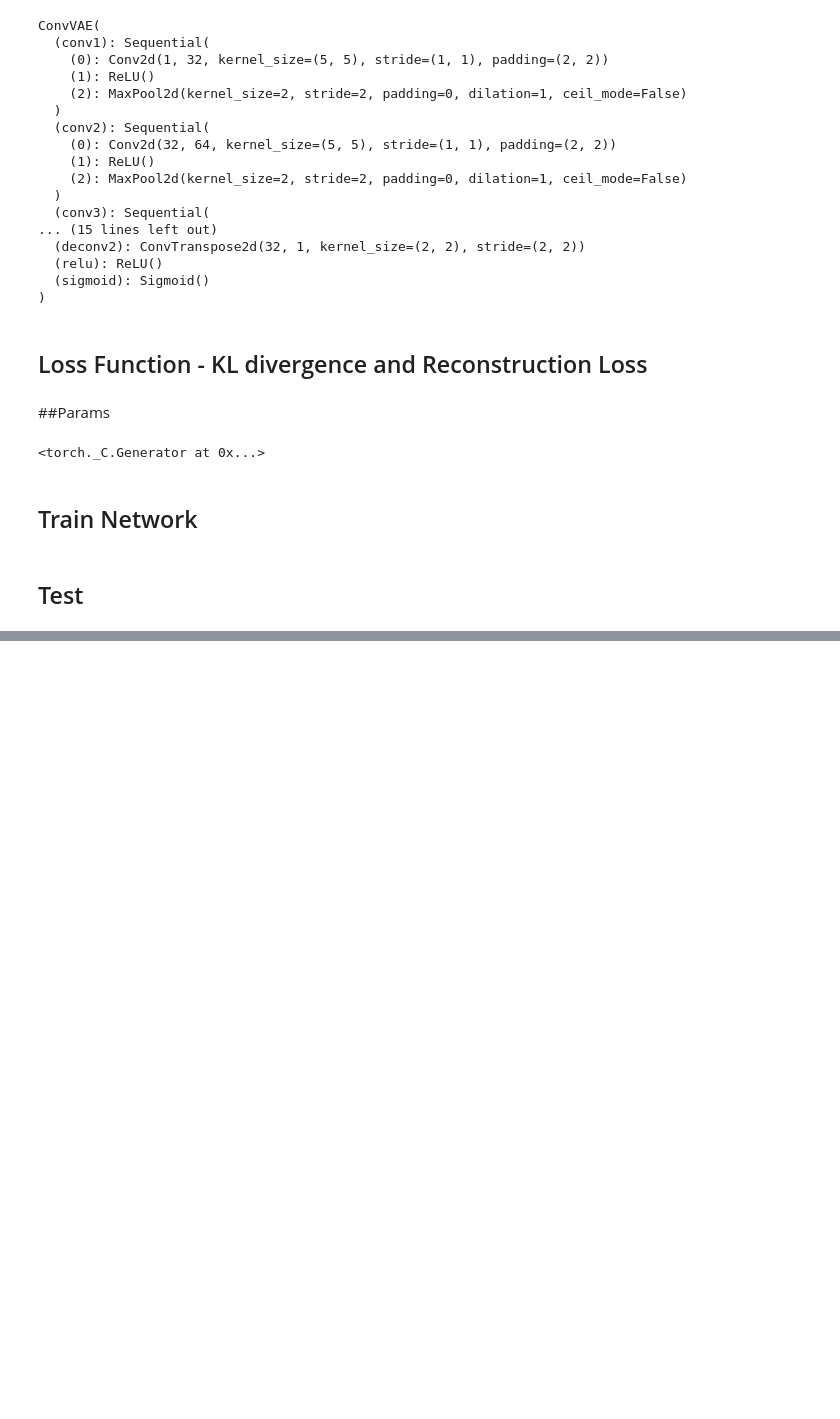
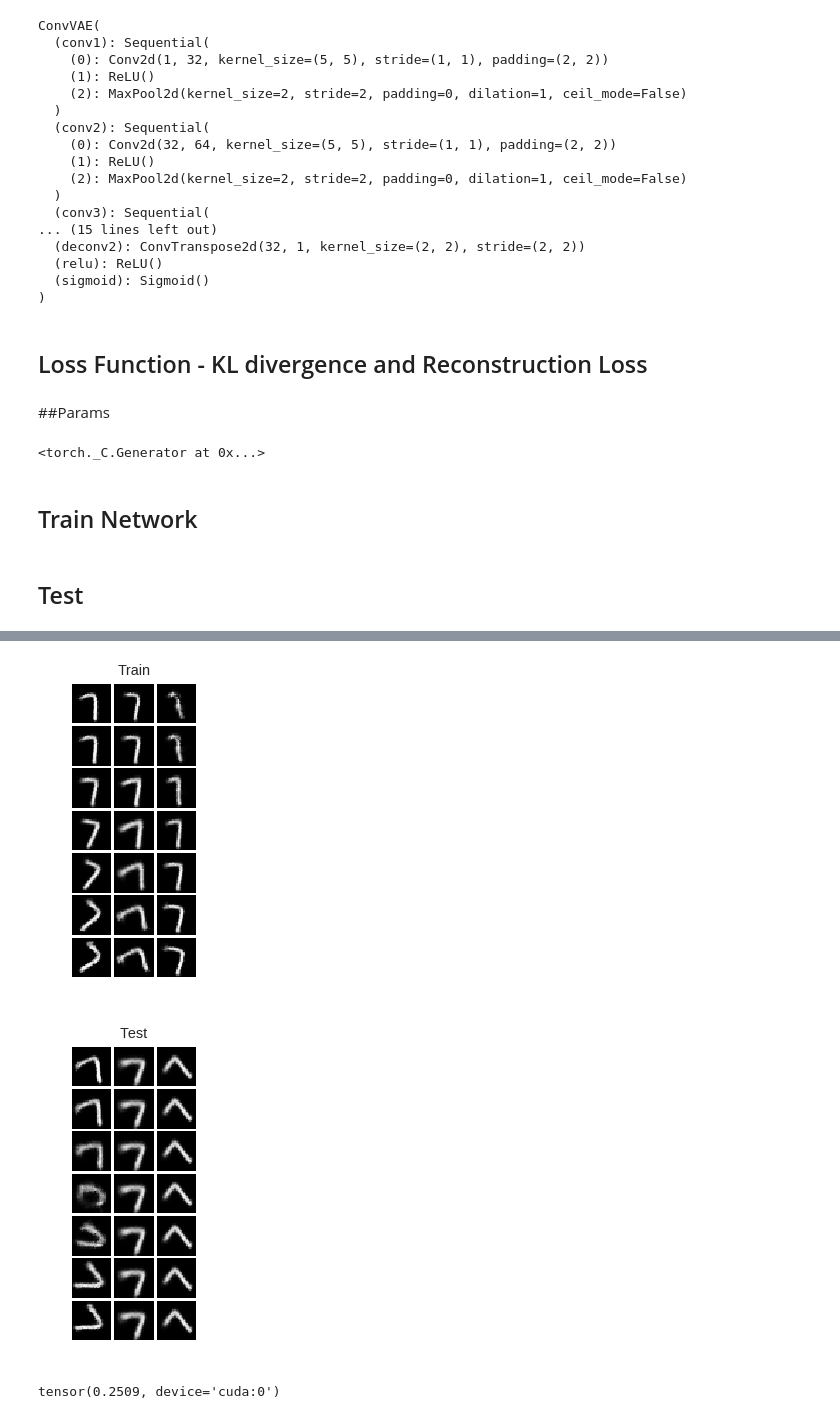
Before and after one commit to mchivuku/deep-learning-e533, a Jupyter notebook: Homework4_VAE.ipynb, the cells around one changed output, grey strips where cells are left out. Cells and saved outputs as stored; diff of their text form; code cells hidden in the pictures; blank space fills up the shorter version.

```diff
--- a/Homework4_VAE.ipynb
+++ b/Homework4_VAE.ipynb
@@ -595,0 +626,21 @@ torch.Size([28, 28])
+# %%
+import cv2
+img = cv2.imread("./logs/train_reconstruction_20_0.png")
+plt.imshow(np.array(img))
+plt.axis("off")
+plt.title("Train")
+plt.show()
+
+img = cv2.imread("./logs/test_reconstruction_20_0.png")
+plt.imshow(np.array(img))
+plt.axis("off")
+plt.title("Test")
+plt.show()
+# %% [output]
+[figure, added]
+[figure, added]
+# %%
+import torch
+torch.randn(1)[0].to(device)
+# %% [output]
+tensor(0.2509, device='cuda:0')
```
Also changed, not shown: parts of 13 cells of this notebook.
